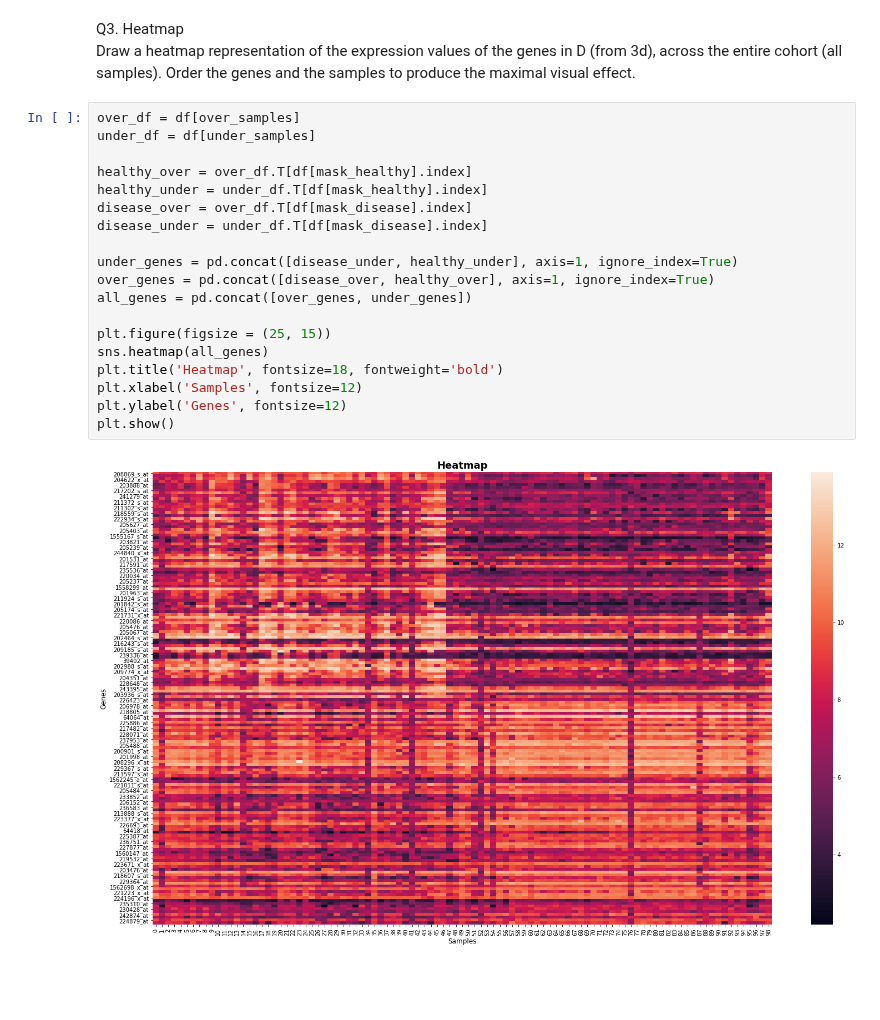
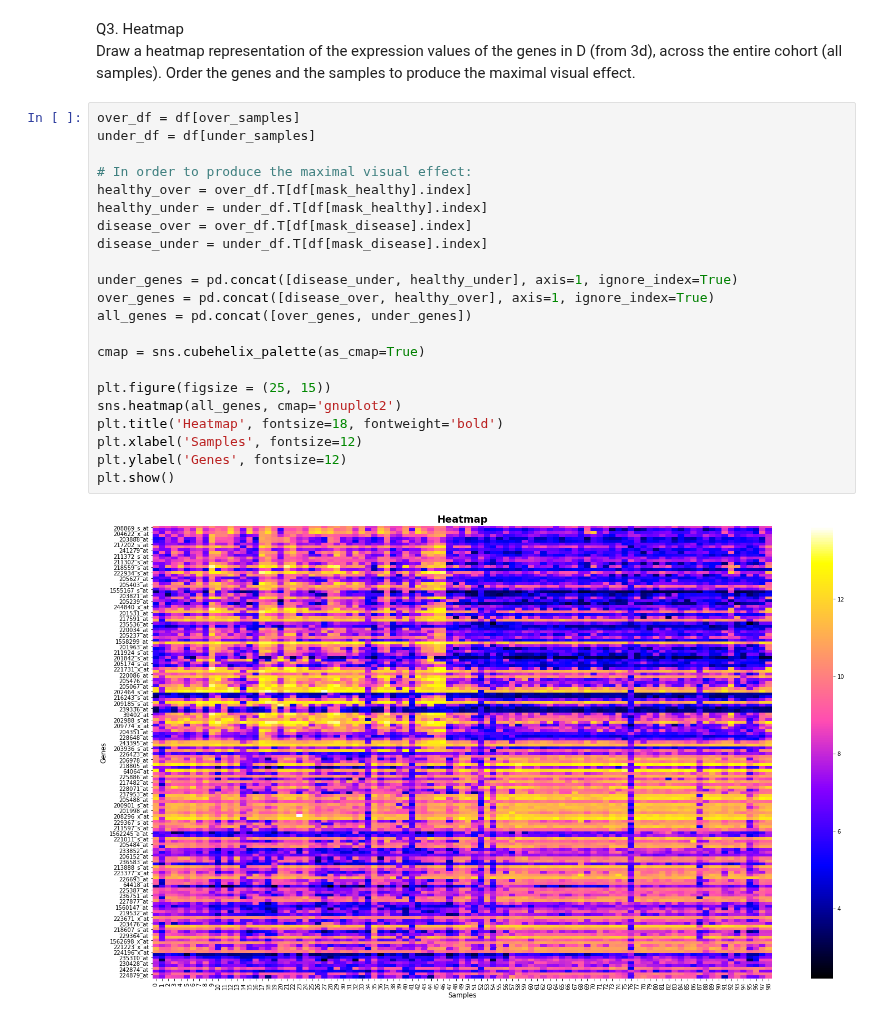
Before and after one commit to Oren-Ben/IDC, a Jupyter notebook: statistics/fourth_ex/204079453_205714447.ipynb, the cells around one changed output. Drawn from its saved outputs; the diff is of its cells as text; blank space fills up the shorter version.

```diff
--- a/statistics/fourth_ex/204079453_205714447.ipynb
+++ b/statistics/fourth_ex/204079453_205714447.ipynb
@@ -438,21 +460,24 @@ Q3. Heatmap
 # %%
 over_df = df[over_samples]
 under_df = df[under_samples]
 
+# In order to produce the maximal visual effect:
 healthy_over = over_df.T[df[mask_healthy].index]
 healthy_under = under_df.T[df[mask_healthy].index]
 disease_over = over_df.T[df[mask_disease].index]
 disease_under = under_df.T[df[mask_disease].index]
 
 under_genes = pd.concat([disease_under, healthy_under], axis=1, ignore_index=True)
 over_genes = pd.concat([disease_over, healthy_over], axis=1, ignore_index=True)
 all_genes = pd.concat([over_genes, under_genes])
 
+cmap = sns.cubehelix_palette(as_cmap=True)
+
 plt.figure(figsize = (25, 15))
-sns.heatmap(all_genes)
+sns.heatmap(all_genes, cmap='gnuplot2')
 plt.title('Heatmap', fontsize=18, fontweight='bold')
 plt.xlabel('Samples', fontsize=12)
 plt.ylabel('Genes', fontsize=12)
 plt.show()
 # %% [output]
-[figure, old version]
+[figure, new version]
```
Also changed, not shown: parts of 17 cells of this notebook.
